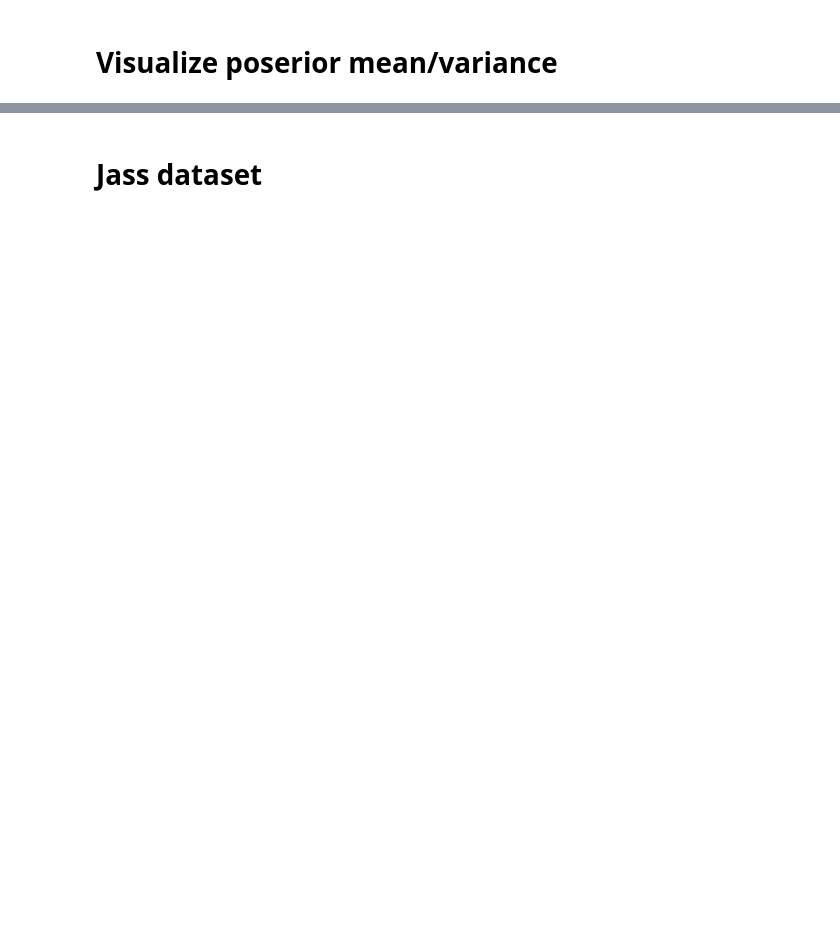
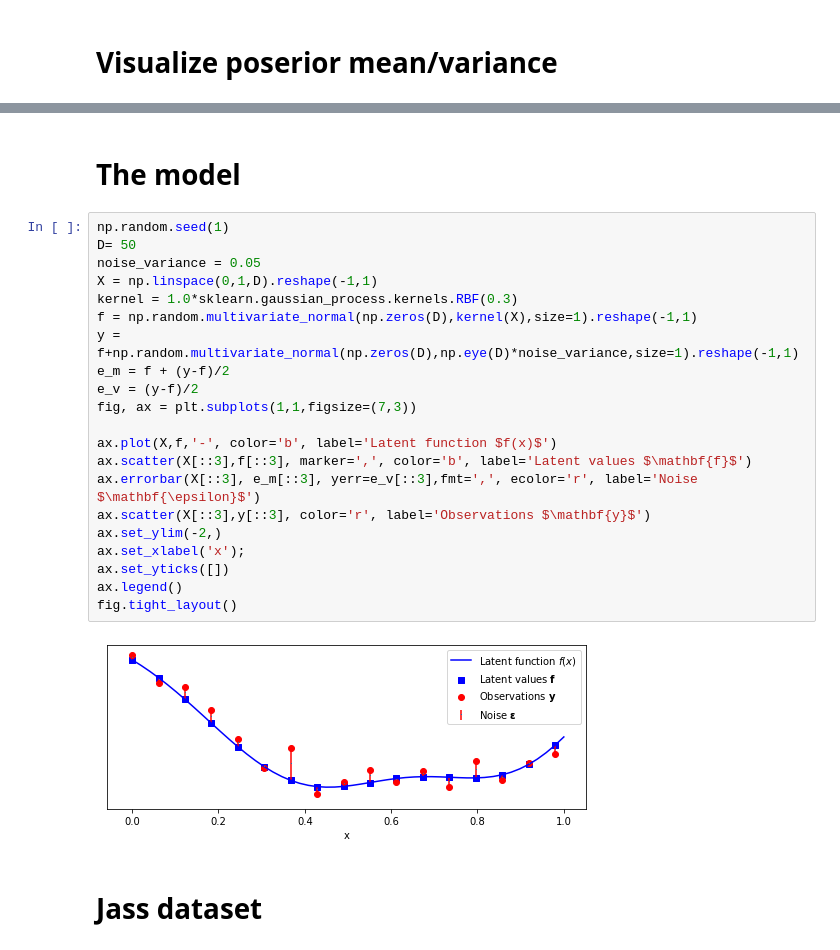
Before and after one commit to vogi23/VM2-Code, a Jupyter notebook: project/00_General_Visualisation_Report.ipynb, the cells around one changed output, grey strips where cells are left out. Cells and saved outputs as stored; diff of their text form; blank space fills up the shorter version.

```diff
--- a/project/00_General_Visualisation_Report.ipynb
+++ b/project/00_General_Visualisation_Report.ipynb
@@ -292,3 +297,28 @@ plt.tight_layout(rect=[0, 0, 1, 0.97])
+# %% [markdown]
+# The model
+# %%
+np.random.seed(1)
+D= 50
+noise_variance = 0.05
+X = np.linspace(0,1,D).reshape(-1,1)
+kernel = 1.0*sklearn.gaussian_process.kernels.RBF(0.3)
+f = np.random.multivariate_normal(np.zeros(D),kernel(X),size=1).reshape(-1,1)
+y = f+np.random.multivariate_normal(np.zeros(D),np.eye(D)*noise_variance,size=1).reshape(-1,1)
+e_m = f + (y-f)/2
+e_v = (y-f)/2
+fig, ax = plt.subplots(1,1,figsize=(7,3))
+
+ax.plot(X,f,'-', color='b', label='Latent function $f(x)$')
+ax.scatter(X[::3],f[::3], marker=',', color='b', label='Latent values $\mathbf{f}$')
+ax.errorbar(X[::3], e_m[::3], yerr=e_v[::3],fmt=',', ecolor='r', label='Noise $\mathbf{\epsilon}$')
+ax.scatter(X[::3],y[::3], color='r', label='Observations $\mathbf{y}$')
+ax.set_ylim(-2,)
+ax.set_xlabel('x');
+ax.set_yticks([])
+ax.legend()
+fig.tight_layout()
+# %% [output]
+[figure, added]
 # %% [markdown]
 # Jass dataset
 # %%
```
Also changed, not shown: parts of 4 cells of this notebook.
